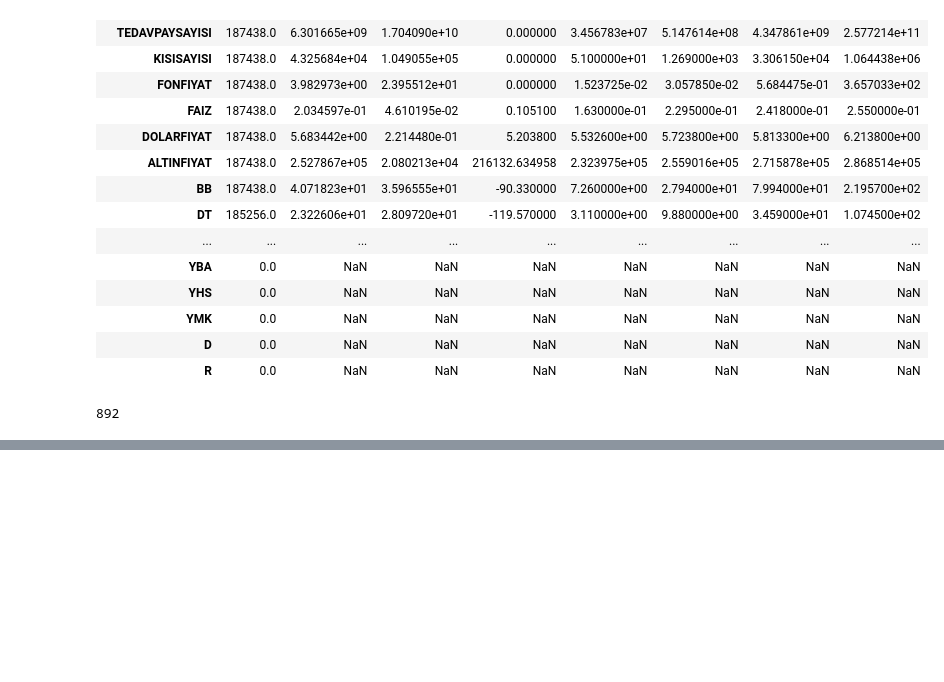
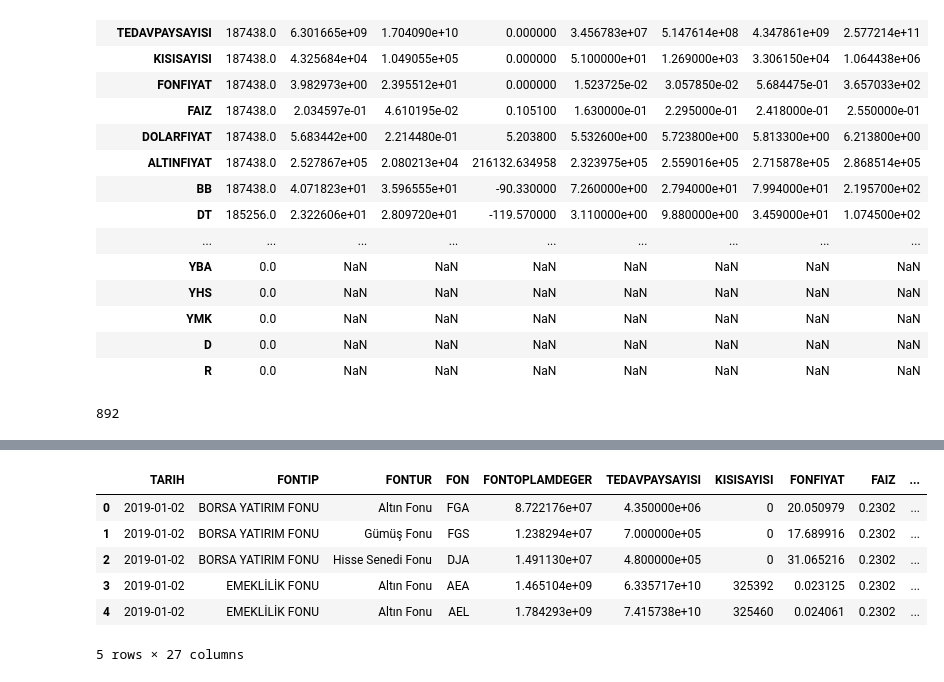
Before and after one commit to sdrttnclskn/tez-calismasi, a Jupyter notebook: tez_uygulama/veri_analizi.ipynb, the cells around one changed output, grey strips where cells are left out. Drawn from its saved outputs; the diff is of its cells as text; code cells hidden in the pictures; blank space fills up the shorter version.

```diff
--- a/tez_uygulama/veri_analizi.ipynb
+++ b/tez_uygulama/veri_analizi.ipynb
@@ -127,0 +175,10 @@ display(HTML(
+# %%
+df.head()
+# %% [output]
+|  | TARIH | FONTIP | FONTUR | FON | FONTOPLAMDEGER | TEDAVPAYSAYISI | KISISAYISI | FONFIYAT | FAIZ | ... |
+| 0 | 2019-01-02 | BORSA YATIRIM FONU | Altın Fonu | FGA | 8.722176e+07 | 4.350000e+06 | 0 | 20.050979 | 0.2302 | ... |
+| 1 | 2019-01-02 | BORSA YATIRIM FONU | Gümüş Fonu | FGS | 1.238294e+07 | 7.000000e+05 | 0 | 17.689916 | 0.2302 | ... |
+| 2 | 2019-01-02 | BORSA YATIRIM FONU | Hisse Senedi Fonu | DJA | 1.491130e+07 | 4.800000e+05 | 0 | 31.065216 | 0.2302 | ... |
+| 3 | 2019-01-02 | EMEKLİLİK FONU | Altın Fonu | AEA | 1.465104e+09 | 6.335717e+10 | 325392 | 0.023125 | 0.2302 | ... |
+| 4 | 2019-01-02 | EMEKLİLİK FONU | Altın Fonu | AEL | 1.784293e+09 | 7.415738e+10 | 325460 | 0.024061 | 0.2302 | ... |
+5 rows × 27 columns
```
Also changed, not shown: parts of 18 cells of this notebook.
